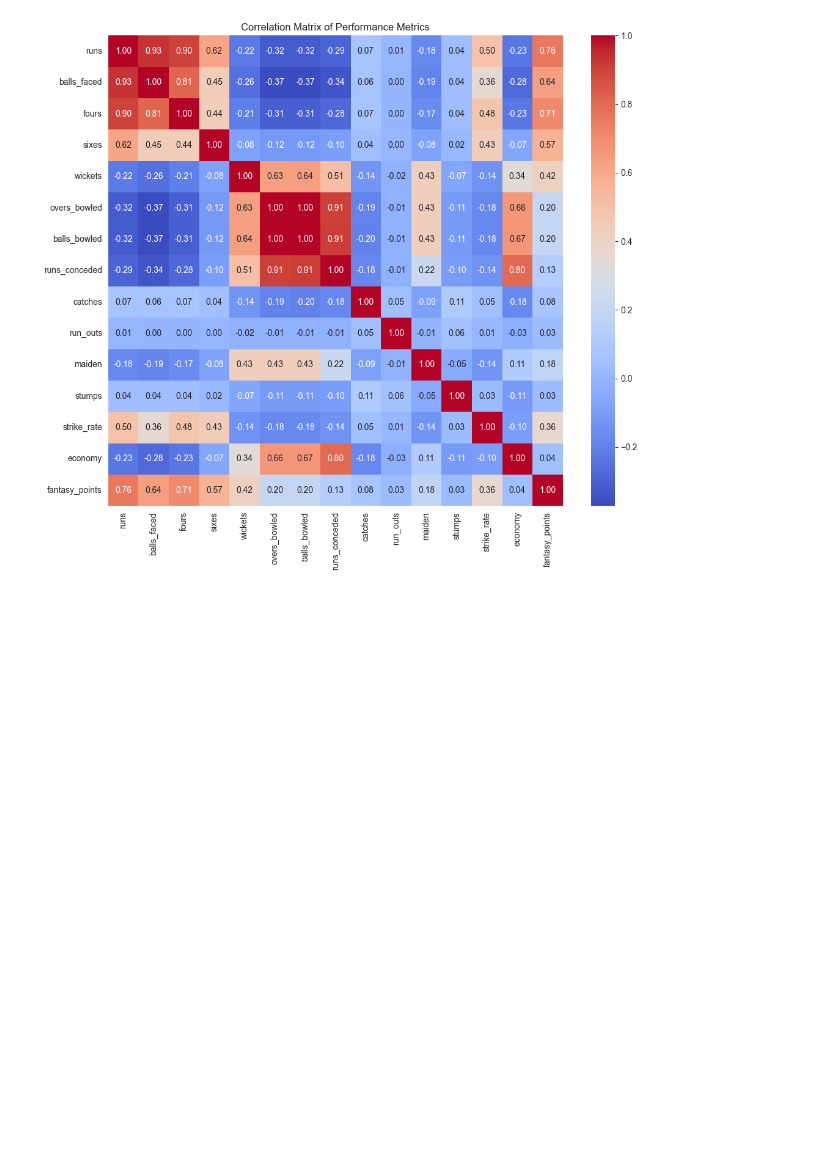
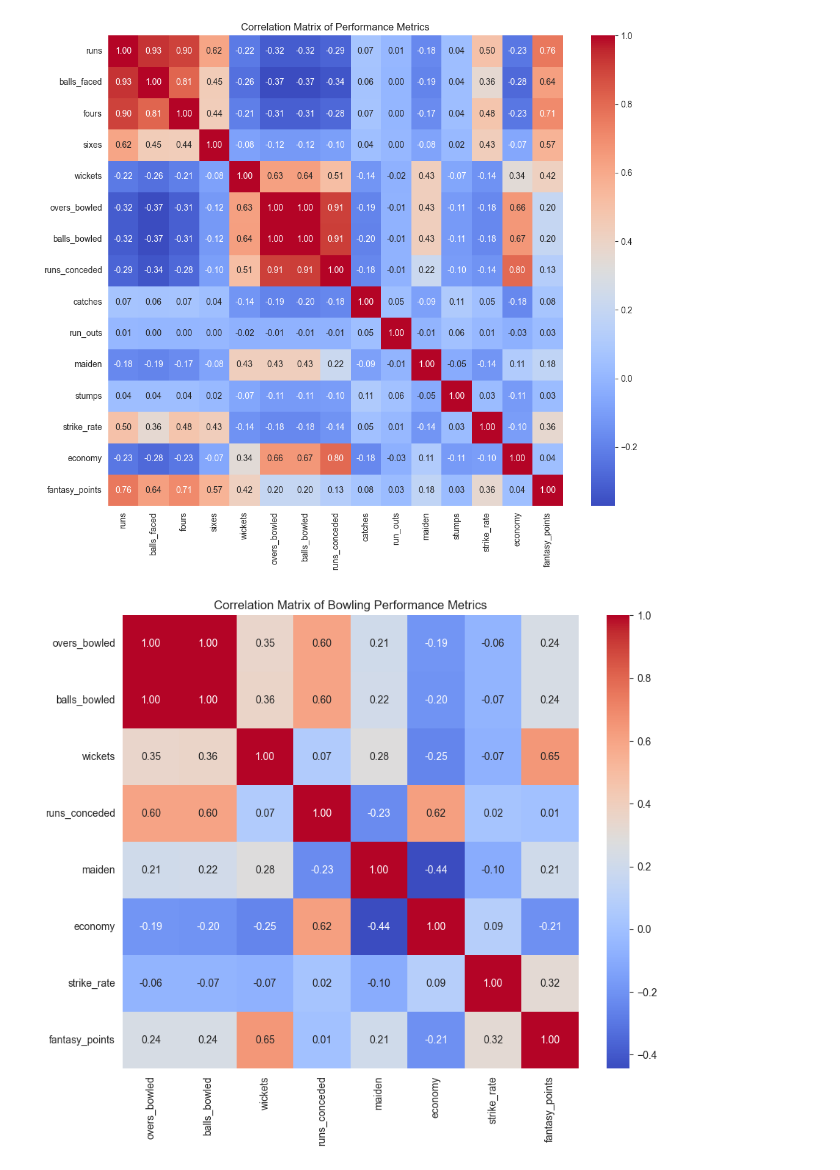
Before and after one commit to adimail/fantasy-sports-machine-learning, a Jupyter notebook: Data analysis.ipynb, the cells around one changed output. Saved outputs shown, nothing was run; the diff lists cells and outputs as text; code cells hidden in the pictures; blank space fills up the shorter version.

```diff
--- a/Data analysis.ipynb
+++ b/Data analysis.ipynb
@@ -526,3 +512,15 @@ plt.title("Correlation Matrix of Performance Metrics")
 plt.show()
 # %% [output]
 [figure]
+# %%
+bowlers_stats = players_detailed_stats[players_detailed_stats["overs_bowled"] > 2]
+bowling_columns = ["overs_bowled", "balls_bowled", "wickets", "runs_conceded",
+                   "maiden", "economy", "strike_rate", "fantasy_points"]
+corr_matrix_bowlers = bowlers_stats[bowling_columns].corr()
+
+plt.figure(figsize=(10, 8))
+sns.heatmap(corr_matrix_bowlers, annot=True, cmap="coolwarm", fmt=".2f")
+plt.title("Correlation Matrix of Bowling Performance Metrics")
+plt.show()
+# %% [output]
+[figure, added]
```
Also changed, not shown: parts of 25 cells of this notebook, 1 other file.
